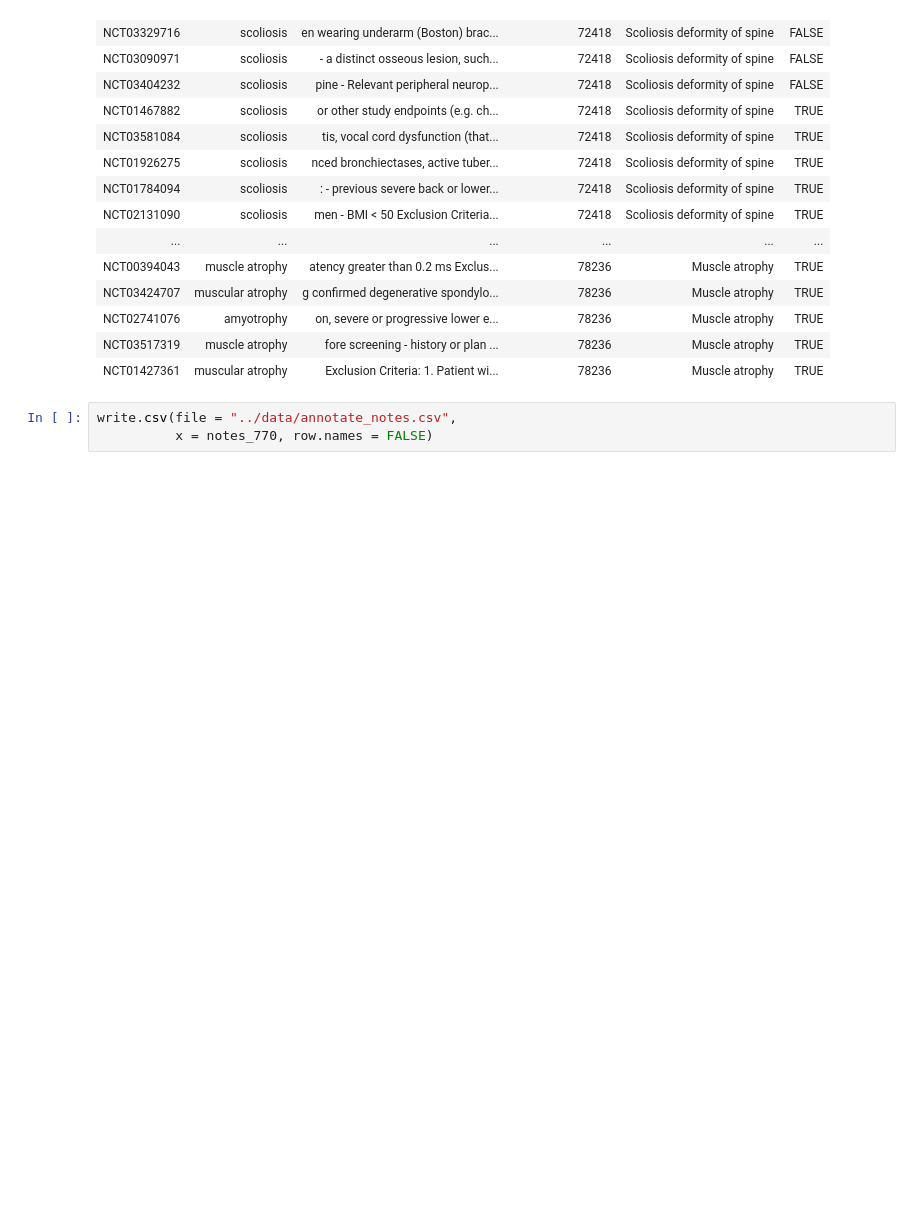
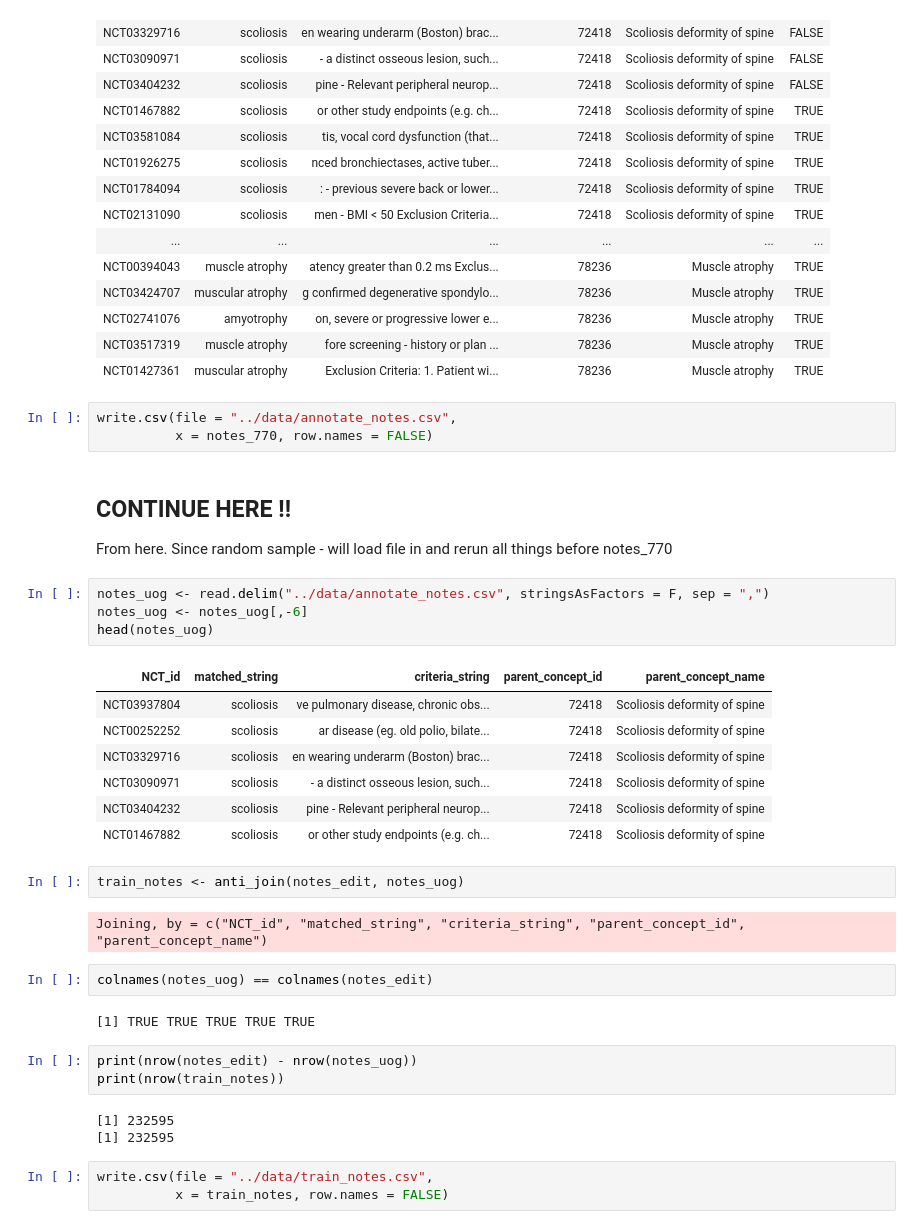
Before and after one commit to zietzm/modifiers-analysis, a Jupyter notebook: nb/notes_for_annotation.ipynb, the cells around one changed output. Saved outputs shown, nothing was run; the diff lists cells and outputs as text; blank space fills up the shorter version.

Commit message:
updated for train_notes.csv

```diff
--- a/nb/notes_for_annotation.ipynb
+++ b/nb/notes_for_annotation.ipynb
@@ -137,3 +158,35 @@ head(notes_770, n = 20)
 # %%
 write.csv(file = "../data/annotate_notes.csv",
           x = notes_770, row.names = FALSE)
+# %% [markdown]
+## CONTINUE HERE !!
+From here. Since random sample - will load file in and rerun all things before notes_770
+# %%
+notes_uog <- read.delim("../data/annotate_notes.csv", stringsAsFactors = F, sep = ",")
+notes_uog <- notes_uog[,-6]
+head(notes_uog)
+# %% [output]
+| NCT_id | matched_string | criteria_string | parent_concept_id | parent_concept_name |
+| NCT03937804 | scoliosis | ve pulmonary disease, chronic obs... | 72418 | Scoliosis deformity of spine |
+| NCT00252252 | scoliosis | ar disease (eg. old polio, bilate... | 72418 | Scoliosis deformity of spine |
+| NCT03329716 | scoliosis | en wearing underarm (Boston) brac... | 72418 | Scoliosis deformity of spine |
+| NCT03090971 | scoliosis | - a distinct osseous lesion, such... | 72418 | Scoliosis deformity of spine |
+| NCT03404232 | scoliosis | pine - Relevant peripheral neurop... | 72418 | Scoliosis deformity of spine |
+| NCT01467882 | scoliosis | or other study endpoints (e.g. ch... | 72418 | Scoliosis deformity of spine |
+# %%
+train_notes <- anti_join(notes_edit, notes_uog)
+# %% [output]
+Joining, by = c("NCT_id", "matched_string", "criteria_string", "parent_concept_id", "parent_concept_name")
+# %%
+colnames(notes_uog) == colnames(notes_edit)
+# %% [output]
+[1] TRUE TRUE TRUE TRUE TRUE
+# %%
+print(nrow(notes_edit) - nrow(notes_uog))
+print(nrow(train_notes))
+# %% [output]
+[1] 232595
+[1] 232595
+# %%
+write.csv(file = "../data/train_notes.csv",
+          x = train_notes, row.names = FALSE)
```
Also changed, not shown: parts of 4 cells of this notebook.
